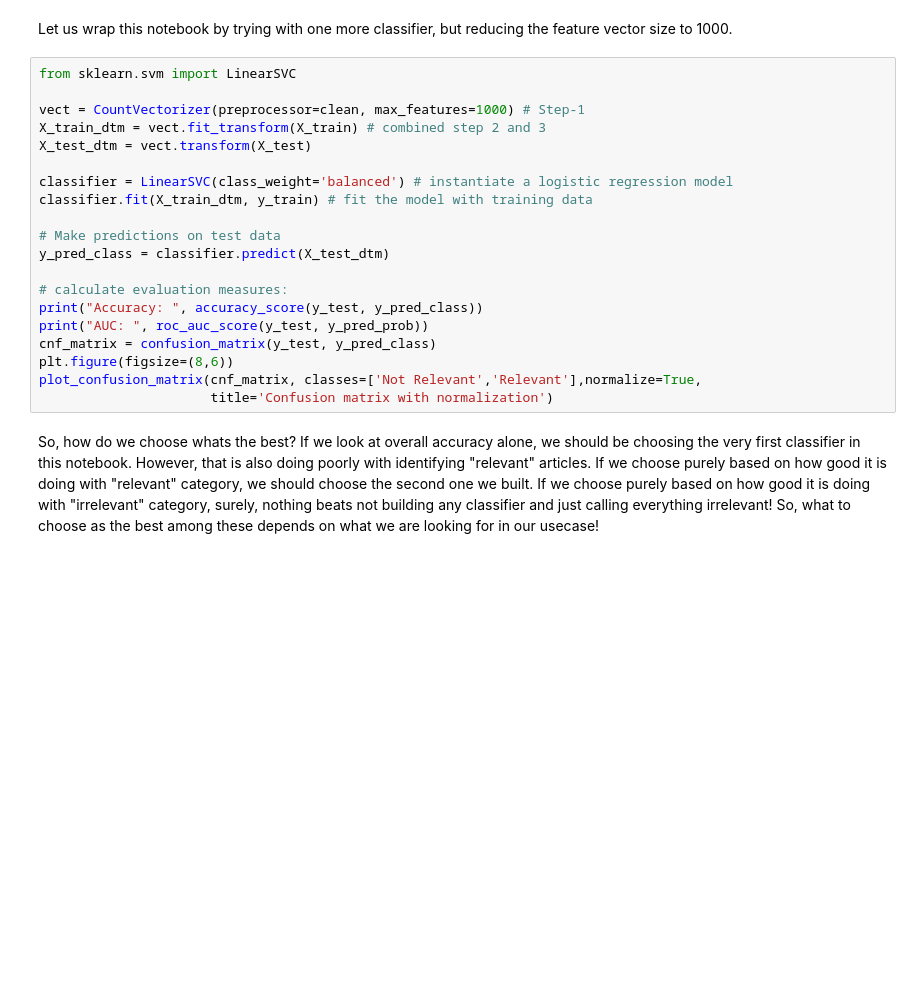
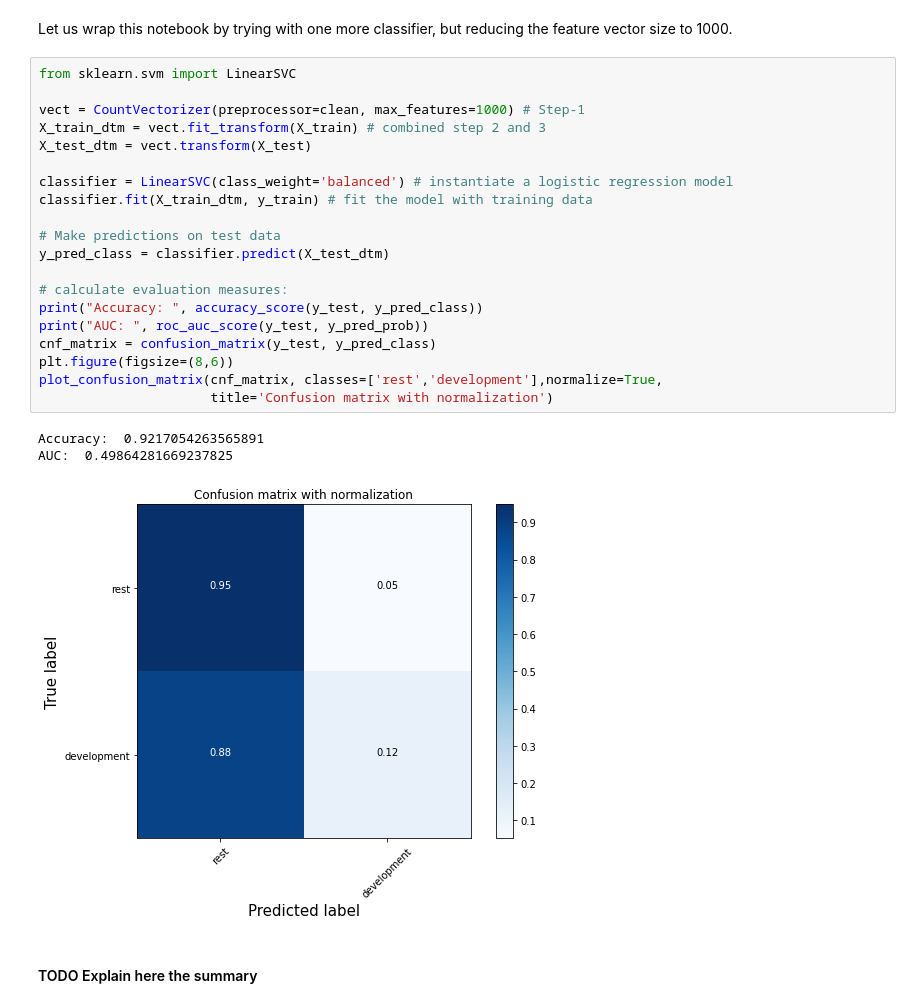
Before and after one commit to vpoten/helpdesk_nlp, a Jupyter notebook: notebooks/01_OnePipeline_ManyClassifiers.ipynb, the cells around one changed output. Drawn from its saved outputs; the diff is of its cells as text; blank space fills up the shorter version.

Commit message:
notebook 1 fixed

```diff
--- a/notebooks/01_OnePipeline_ManyClassifiers.ipynb
+++ b/notebooks/01_OnePipeline_ManyClassifiers.ipynb
@@ -212,22 +236,26 @@ Let us wrap this notebook by trying with one more classifier, but reducing the f
 # %%
 from sklearn.svm import LinearSVC
 
 vect = CountVectorizer(preprocessor=clean, max_features=1000) # Step-1
 X_train_dtm = vect.fit_transform(X_train) # combined step 2 and 3
 X_test_dtm = vect.transform(X_test)
 
 classifier = LinearSVC(class_weight='balanced') # instantiate a logistic regression model
 classifier.fit(X_train_dtm, y_train) # fit the model with training data
 
 # Make predictions on test data
 y_pred_class = classifier.predict(X_test_dtm)
 
 # calculate evaluation measures:
 print("Accuracy: ", accuracy_score(y_test, y_pred_class))
 print("AUC: ", roc_auc_score(y_test, y_pred_prob))
 cnf_matrix = confusion_matrix(y_test, y_pred_class)
 plt.figure(figsize=(8,6))
-plot_confusion_matrix(cnf_matrix, classes=['Not Relevant','Relevant'],normalize=True,
+plot_confusion_matrix(cnf_matrix, classes=['rest','development'],normalize=True,
                       title='Confusion matrix with normalization')
+# %% [output]
+Accuracy:  0.9217054263565891
+AUC:  0.49864281669237825
+[figure, added]
-# %% [markdown]
-So, how do we choose whats the best? If we look at overall accuracy alone, we should be choosing the very first classifier in this notebook. However, that is also doing poorly with identifying "relevant" articles. If we choose purely based on how good it is doing with "relevant" category, we should choose the second one we built. If we choose purely based on how good it is doing with "irrelevant" category, surely, nothing beats not building any classifier and just calling everything irrelevant! So, what to choose as the best among these depends on what we are looking for in our usecase!
+# %% [markdown]
+#### TODO Explain here the summary
```
Also changed, not shown: parts of 13 cells of this notebook, 1 other file.
